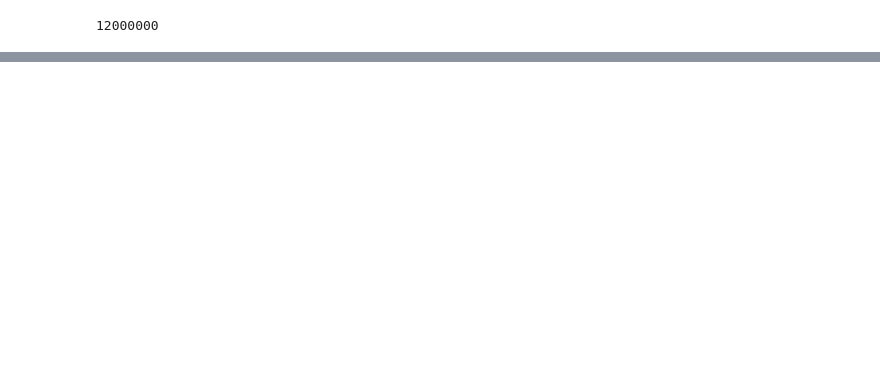
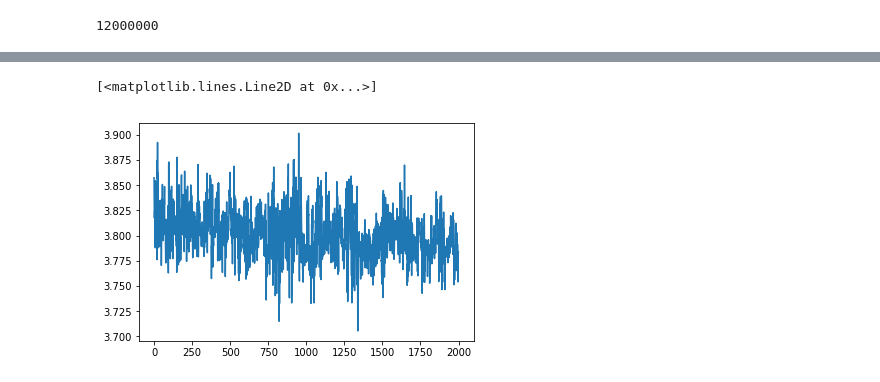
Before and after one commit to cdoolin/labtools, a Jupyter notebook: notebooks/ripy take triggered data.ipynb, the cells around one changed output, grey strips where cells are left out. Drawn from its saved outputs; the diff is of its cells as text; code cells hidden in the pictures; blank space fills up the shorter version.

```diff
--- a/notebooks/ripy take triggered data.ipynb
+++ b/notebooks/ripy take triggered data.ipynb
@@ -37,0 +65,13 @@ save("19.03.20 pulses 100ms off 3.npy", dd)
+# %%
+mask = (ts > 6e-3)
+
+dcpower = empty(dd.shape[0])
+
+for i in range(dd.shape[0]):
+    dcpower[i] = mean(do_cal(dd[i][mask]))
+
+figure()
+plot(dcpower)
+# %% [output]
+[<matplotlib.lines.Line2D at 0x...>]
+[figure, added]
```
Also changed, not shown: parts of 7 cells of this notebook, 3 other files.
